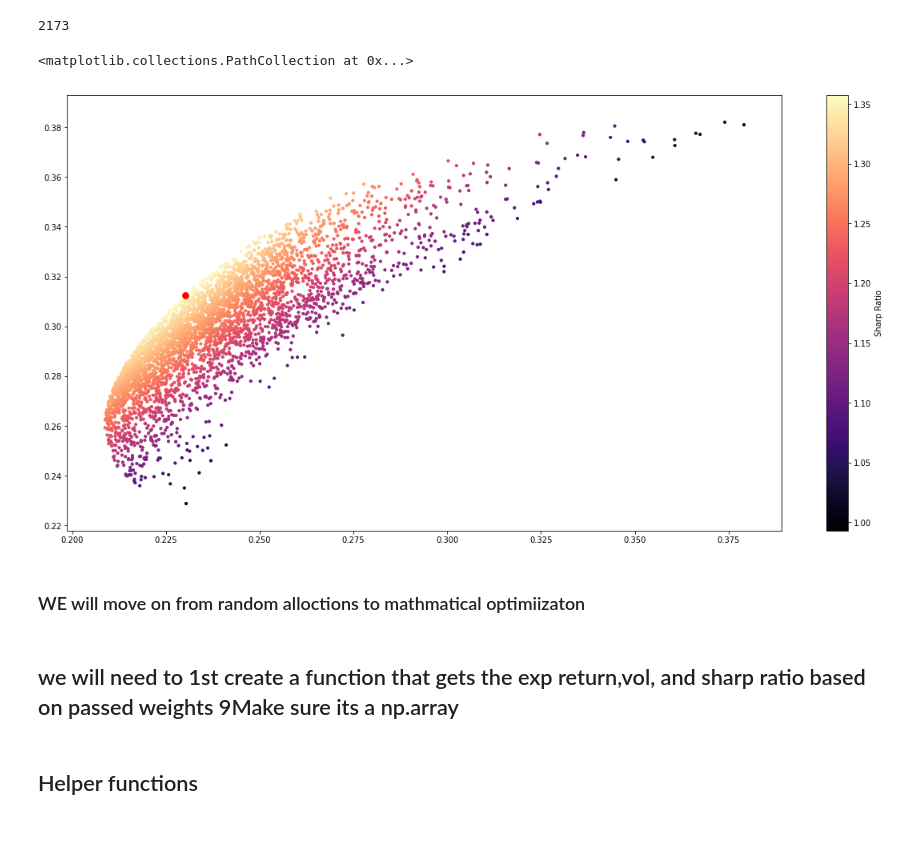
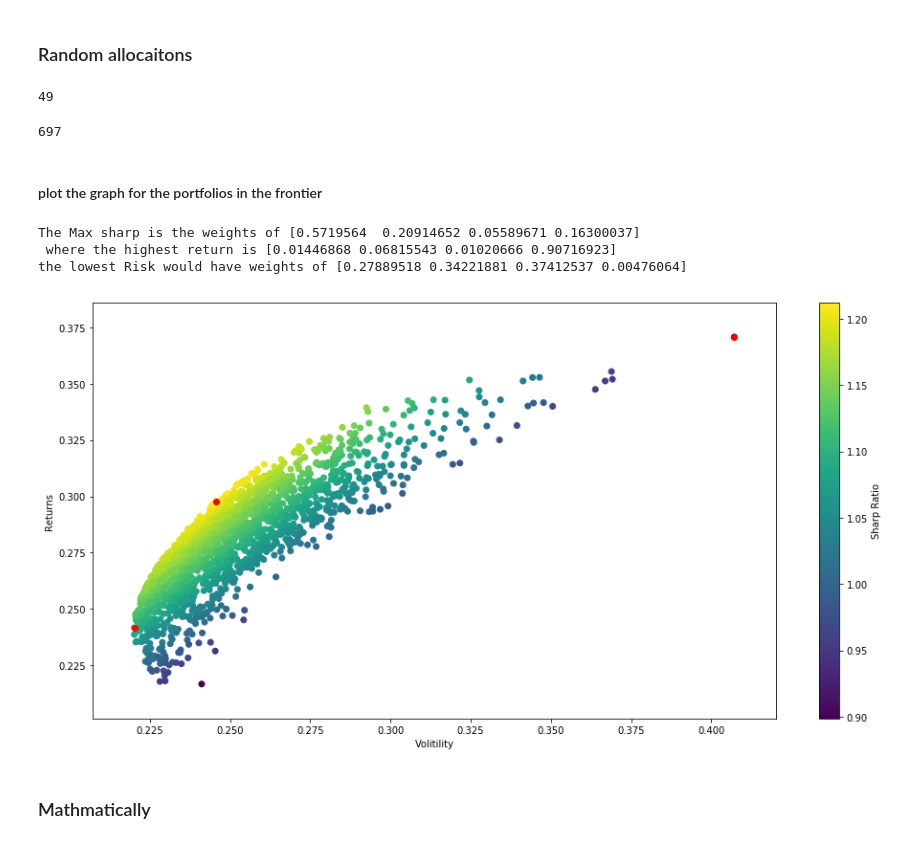
Before and after one commit to Berkat0789/Portfolio, a Jupyter notebook: Finance/SharpRatio/Untitled.ipynb, the cells around one changed output. Saved outputs shown, nothing was run; the diff lists cells and outputs as text; code cells hidden in the pictures.

Commit message:
sharp

```diff
--- a/Finance/SharpRatio/Untitled.ipynb
+++ b/Finance/SharpRatio/Untitled.ipynb
@@ -28,36 +45,52 @@ import numpy as np
+# %% [markdown]
+### Random allocaitons
 # %%
-np.random.seed(101)
-number_of_ports = 4000
+number_of_ports = 2000
 all_weights = np.zeros((number_of_ports, len(data.columns)))
-all_returns = np.zeros(number_of_ports)
-all_Vol = np.zeros(number_of_ports)
-all_Sharp = np.zeros(number_of_ports)
+all_Returns = np.zeros(number_of_ports)
+all_vol = np.zeros(number_of_ports)
+all_sharps = np.zeros(number_of_ports)
 
+## loop
 for ind in range(number_of_ports):
-    wei = np.array(np.random.random(4))
-    wei = wei/wei.sum()
-    all_weights[ind,:] = wei
-
-    all_returns[ind] = np.sum(port_daily_returns.mean() * wei * 252)
-    all_Vol[ind] = np.sqrt(np.dot(wei.T, np.dot(port_daily_returns.cov() * 252, wei)))
-    all_Sharp[ind] = all_returns[ind]/all_Vol[ind]
+    weights = np.array(np.random.random(4))
+    weights = weights/np.sum(weights)
+    all_weights[ind,:] = weights
+    all_Returns[ind] = np.sum(daily_returns.mean() * weights) * 252
+    all_vol[ind] = np.sqrt(np.dot(weights.T, np.dot(port_voc * 252, weights)))
+    all_sharps[ind] = all_Returns[ind]/all_vol[ind]
-# %%
-sharp_max = all_Sharp.argmax()
-sharp_max
-# %% [output]
-2173
-# %%
-plt.figure(figsize=(20,10))
-plt.scatter(all_Vol, all_returns, c = all_Sharp, cmap="magma", s=10)
-plt.colorbar(label = "Sharp Ratio")
-plt.scatter(all_Vol[sharp_max], all_returns[sharp_max], c = "red", s = 60)
-# %% [output]
-<matplotlib.collections.PathCollection at 0x...>
-[figure, removed]
-# %% [markdown]
-### WE will move on from random alloctions to mathmatical optimiizaton
-# %% [markdown]
-## we will need to 1st create a function that gets the exp return,vol, and sharp ratio based on passed weights 9Make sure its a np.array
+# %%
+max_sharp = all_sharps.argmax()
+max_sharp
+# %% [output]
+49
+# %%
+lowest_vol = all_vol.argmin()
+lowest_vol
+# %% [output]
+697
+# %%
+highest_return = all_Returns.argmax()
+# %% [markdown]
+#### plot the graph for the portfolios in the frontier
+# %%
+plt.figure(figsize=(16,8))
+plt.scatter(all_vol, all_Returns, c=all_sharps)
+plt.colorbar(label = "Sharp Ratio")
+plt.scatter(all_vol[lowest_vol], all_Returns[lowest_vol], c = "r")
+plt.scatter(all_vol[highest_return], all_Returns[highest_return], c = "r")
+plt.scatter(all_vol[max_sharp], all_Returns[max_sharp], c = "r")
+plt.xlabel("Volitility")
+plt.ylabel("Returns")
+
+print(f"The Max sharp is the weights of {all_weights[max_sharp]}\n where the highest return is {all_weights[highest_return]}\nthe lowest Risk would have weights of {all_weights[lowest_vol]}")
+# %% [output]
+The Max sharp is the weights of [0.5719564  0.20914652 0.05589671 0.16300037]
+ where the highest return is [0.01446868 0.06815543 0.01020666 0.90716923]
+the lowest Risk would have weights of [0.27889518 0.34221881 0.37412537 0.00476064]
+[figure, added]
+# %% [markdown]
+### Mathmatically
 # %%
 from scipy.optimize import minimize
 # %%
@@ -71,3 +102 @@ def get_ret_vol_sharp(weights):
-# %% [markdown]
-## Helper functions
 # %%
```
Also changed, not shown: parts of 33 cells of this notebook.
